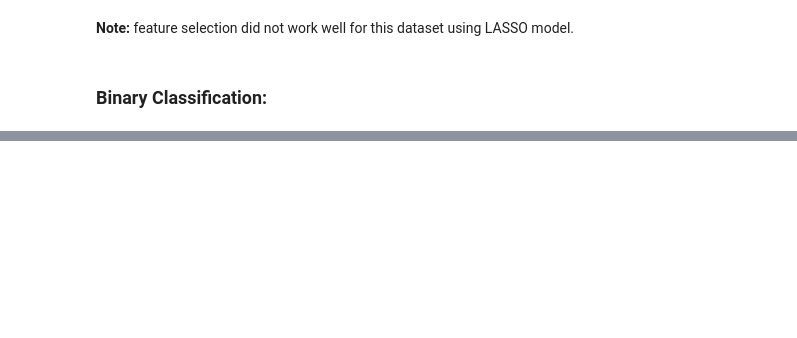
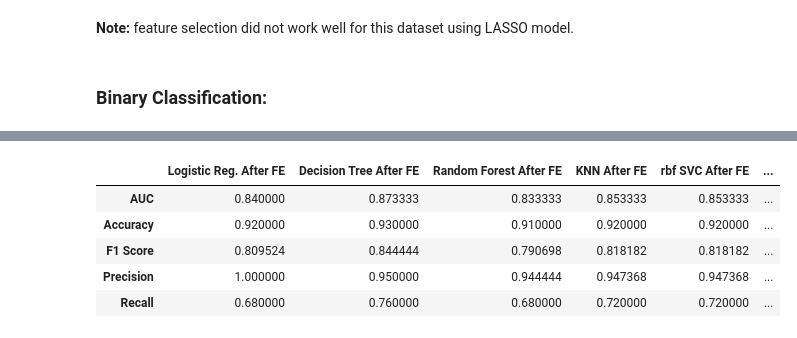
Before and after one commit to Samimust/predictive-maintenance, a Jupyter notebook: Features Engineering and Selection.ipynb, the cells around one changed output, grey strips where cells are left out. Cells and saved outputs as stored; diff of their text form; code cells hidden in the pictures; blank space fills up the shorter version.

```diff
--- a/Features Engineering and Selection.ipynb
+++ b/Features Engineering and Selection.ipynb
@@ -848,0 +1024,10 @@ logreg_metrics
+# %%
+# try SVM rbf kernel after FE
+
+from sklearn import svm
+
+clf = svm.SVC(C=1.0, kernel='rbf', degree=3, random_state=123)
+
+df_svc_afe, y_pred = do_binary_classification('rbf SVC After FE', clf, features_afe)
+
+df_svc_afe.sort_index()
@@ -848,0 +1093,8 @@ logreg_metrics
+# %%
+# try SVM Linear SVC after FE
+
+clf = svm.LinearSVC(random_state=123)
+
+df_lsvc_afe, y_pred = do_binary_classification('Linear SVC After FE', clf, features_afe)
+
+df_lsvc_afe.sort_index()
@@ -848,0 +1161,9 @@ logreg_metrics
+# %%
+# try KNN After FE
+
+from sklearn.neighbors import KNeighborsClassifier
+clf = KNeighborsClassifier(n_neighbors=5, n_jobs=-1)
+
+df_knn_afe, y_pred = do_binary_classification('KNN After FE', clf, features_afe)
+
+df_knn_afe.sort_index()
@@ -848,0 +1230,9 @@ logreg_metrics
+# %%
+# try Naive Bayes After FE
+
+from sklearn import naive_bayes
+clf = naive_bayes.GaussianNB()
+
+df_nbg_afe, y_pred = do_binary_classification('Naive Bayes After FE', clf, features_afe)
+
+df_nbg_afe.sort_index()
@@ -848,0 +1283,13 @@ logreg_metrics
+# %%
+# Binary Classifcation After FE Summary
+
+binc_metrics_afe = pd.concat([df_logreg_afe, df_dectree_afe, df_rfc_afe, df_knn_afe, df_svc_afe, df_lsvc_afe, df_nbg_afe] , axis=1)
+
+binc_metrics_afe.sort_index()
+# %% [output]
+|  | Logistic Reg. After FE | Decision Tree After FE | Random Forest After FE | KNN After FE | rbf SVC After FE | ... |
+| AUC | 0.840000 | 0.873333 | 0.833333 | 0.853333 | 0.853333 | ... |
+| Accuracy | 0.920000 | 0.930000 | 0.910000 | 0.920000 | 0.920000 | ... |
+| F1 Score | 0.809524 | 0.844444 | 0.790698 | 0.818182 | 0.818182 | ... |
+| Precision | 1.000000 | 0.950000 | 0.944444 | 0.947368 | 0.947368 | ... |
+| Recall | 0.680000 | 0.760000 | 0.680000 | 0.720000 | 0.720000 | ... |
```
Also changed, not shown: parts of 60 cells of this notebook.
